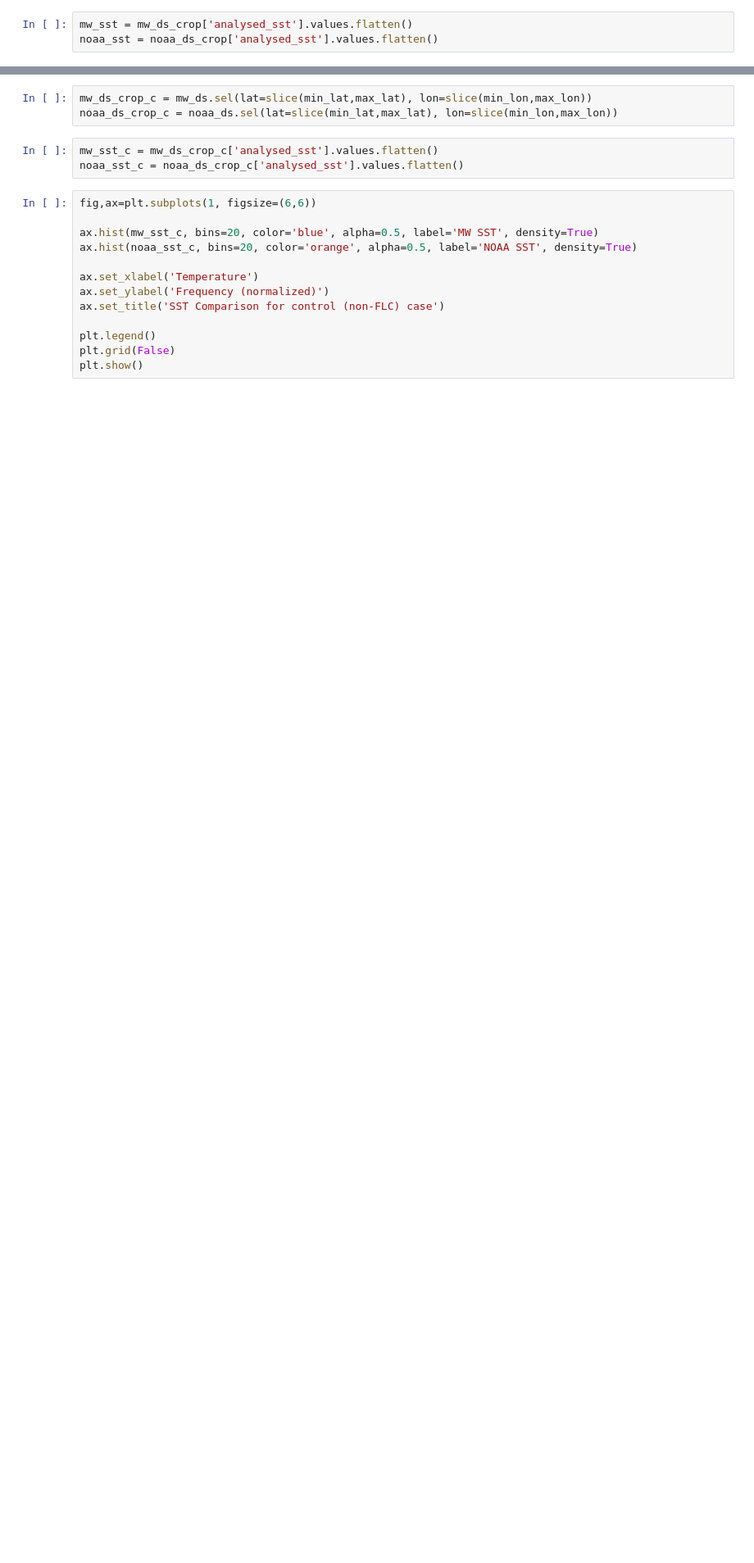
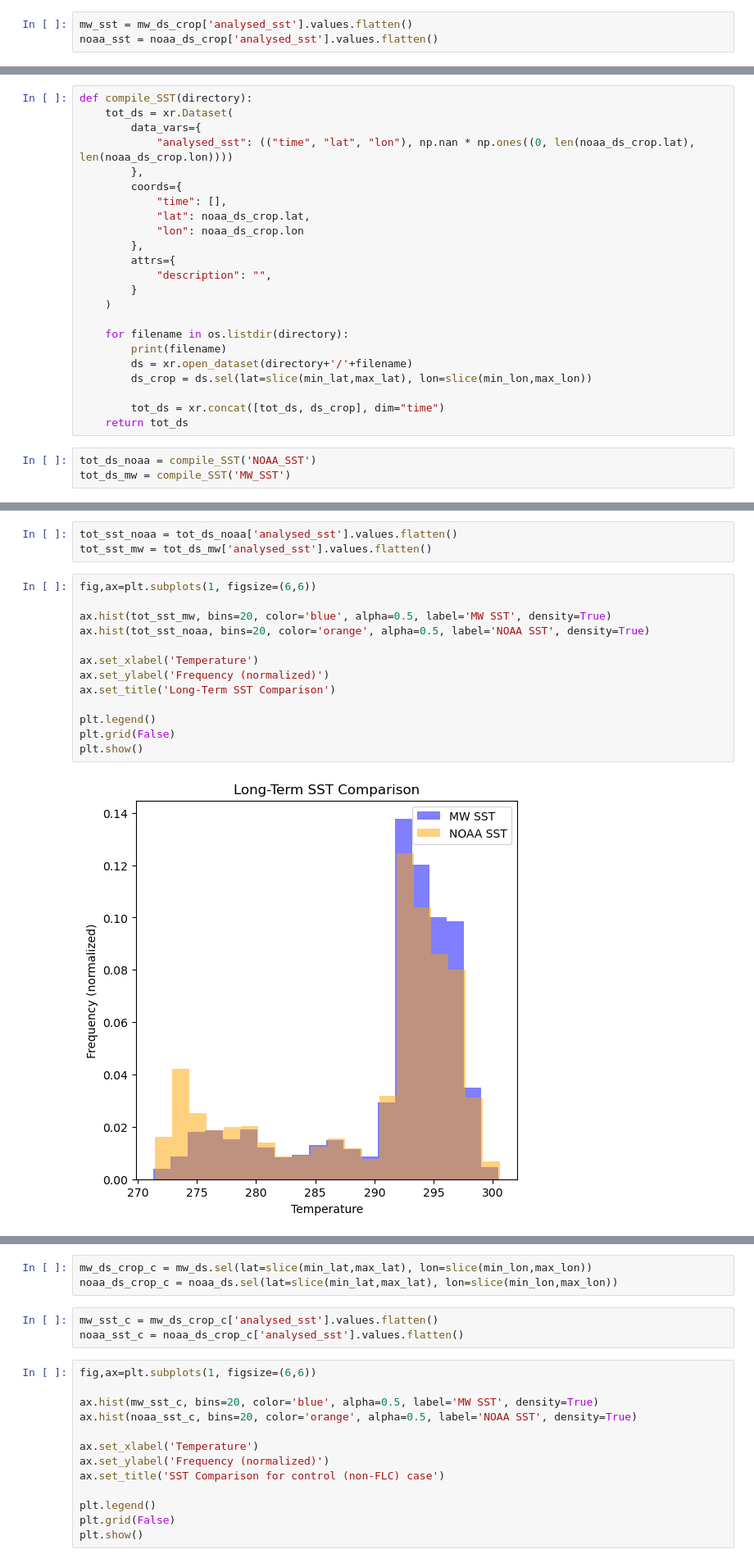
Before and after one commit to jesseturner/FalseLowClouds, a Jupyter notebook: Compare_SST/Compare_SST.ipynb, the cells around one changed output, grey strips where cells are left out. Shown at 82% size. Cells and saved outputs as stored; diff of their text form; blank space fills up the shorter version.

```diff
--- a/Compare_SST/Compare_SST.ipynb
+++ b/Compare_SST/Compare_SST.ipynb
@@ -89,0 +96,26 @@ plt.show()
+# %%
+def compile_SST(directory):
+    tot_ds = xr.Dataset(
+        data_vars={
+            "analysed_sst": (("time", "lat", "lon"), np.nan * np.ones((0, len(noaa_ds_crop.lat), len(noaa_ds_crop.lon))))
+        },
+        coords={
+            "time": [],
+            "lat": noaa_ds_crop.lat,
+            "lon": noaa_ds_crop.lon
+        },
+        attrs={
+            "description": "",
+        }
+    )
+
+    for filename in os.listdir(directory):
+        print(filename)
+        ds = xr.open_dataset(directory+'/'+filename)
+        ds_crop = ds.sel(lat=slice(min_lat,max_lat), lon=slice(min_lon,max_lon))
+
+        tot_ds = xr.concat([tot_ds, ds_crop], dim="time")
+    return tot_ds
+# %%
+tot_ds_noaa = compile_SST('NOAA_SST')
+tot_ds_mw = compile_SST('MW_SST')
@@ -90,2 +156,20 @@ plt.show()
+# %%
+tot_sst_noaa = tot_ds_noaa['analysed_sst'].values.flatten()
+tot_sst_mw = tot_ds_mw['analysed_sst'].values.flatten()
+# %%
+fig,ax=plt.subplots(1, figsize=(6,6))
+
+ax.hist(tot_sst_mw, bins=20, color='blue', alpha=0.5, label='MW SST', density=True)
+ax.hist(tot_sst_noaa, bins=20, color='orange', alpha=0.5, label='NOAA SST', density=True)
+
+ax.set_xlabel('Temperature')
+ax.set_ylabel('Frequency (normalized)')
+ax.set_title('Long-Term SST Comparison')
+
+plt.legend()
+plt.grid(False)
+plt.show()
+# %% [output]
+[figure, added]
 # %% [markdown]
 ### Running for a control (non-FLC) case
```
Also changed, not shown: parts of 12 cells of this notebook, 3 other files.
